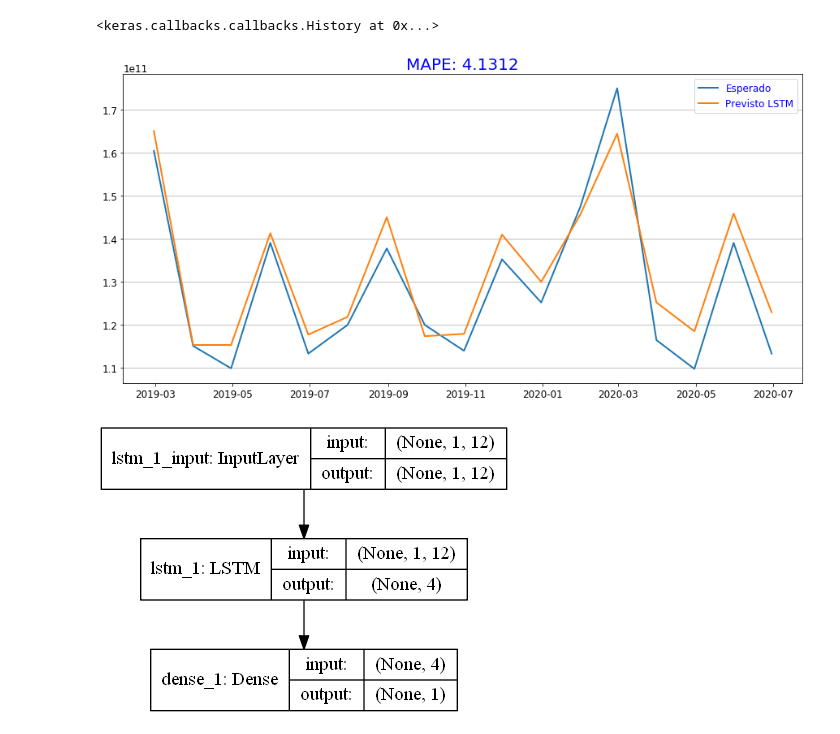
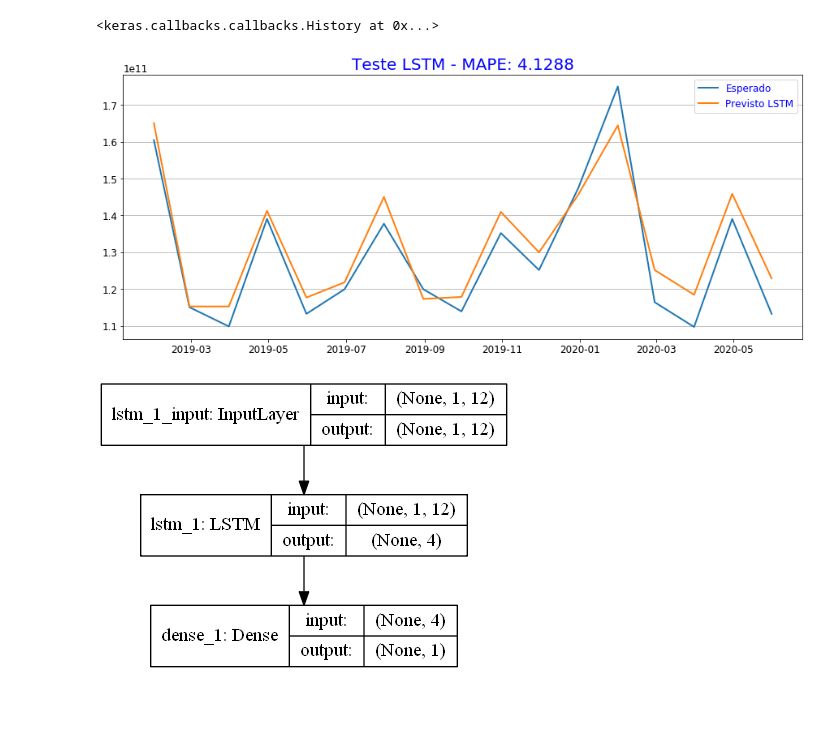
Before and after one commit to grmarcolini/TCC-Bigdata, a Jupyter notebook: 05.3-Machine_Learning-LSTM.ipynb, the cells around one changed output. Saved outputs shown, nothing was run; the diff lists cells and outputs as text; code cells hidden in the pictures; blank space fills up the shorter version.

```diff
--- a/05.3-Machine_Learning-LSTM.ipynb
+++ b/05.3-Machine_Learning-LSTM.ipynb
@@ -70,7 +70,7 @@ plt.rcParams["axes.labelsize"] = 12
 plt.rcParams["xtick.labelsize"] = 12
 plt.rcParams["ytick.labelsize"] = 12
 plt.rcParams["legend.fontsize"] = 12
-plt.rcParams["figure.figsize"] = [15, 7]
+plt.rcParams["figure.figsize"] = [15, 6]
 plt.rcParams["lines.linewidth"] = 2.0
 # %%
 # Definindo o dataset a ser analisado
@@ -130,18 +130,18 @@ testPredict = scaler.inverse_transform(testPredict)
 testY = scaler.inverse_transform([testY])
 # %%
 # Define o campo DATA como indice das séries
-yhat = pd.Series (testPredict[:,0], index=result['DATA'][-testPredict.size:])
-test = pd.Series(testY[0], index=result['DATA'][-testPredict.size:])
+yhat = pd.Series (testPredict[:,0], index=result['DATA'][-testPredict.size-1:-1])
+test = pd.Series(testY[0], index=result['DATA'][-testPredict.size-1:-1])
 # %%
 # Plota o valor observado vs previsto.
 plt.plot(test, label='Esperado')
 plt.plot(yhat, label='Previsto LSTM')
 plt.legend()
-plt.title('MAPE: %.4f' % mape(yhat, test))
+plt.title('Teste LSTM - MAPE: %.4f' % mape(yhat, test))
 plt.grid(True,axis='y')
 plt.show()
 # %% [output]
-[figure, old version]
+[figure, new version]
 # %%
 plot_model(model, show_shapes=True)
 # %% [output]
```
Also changed, not shown: parts of 15 cells of this notebook, 2 other files.
